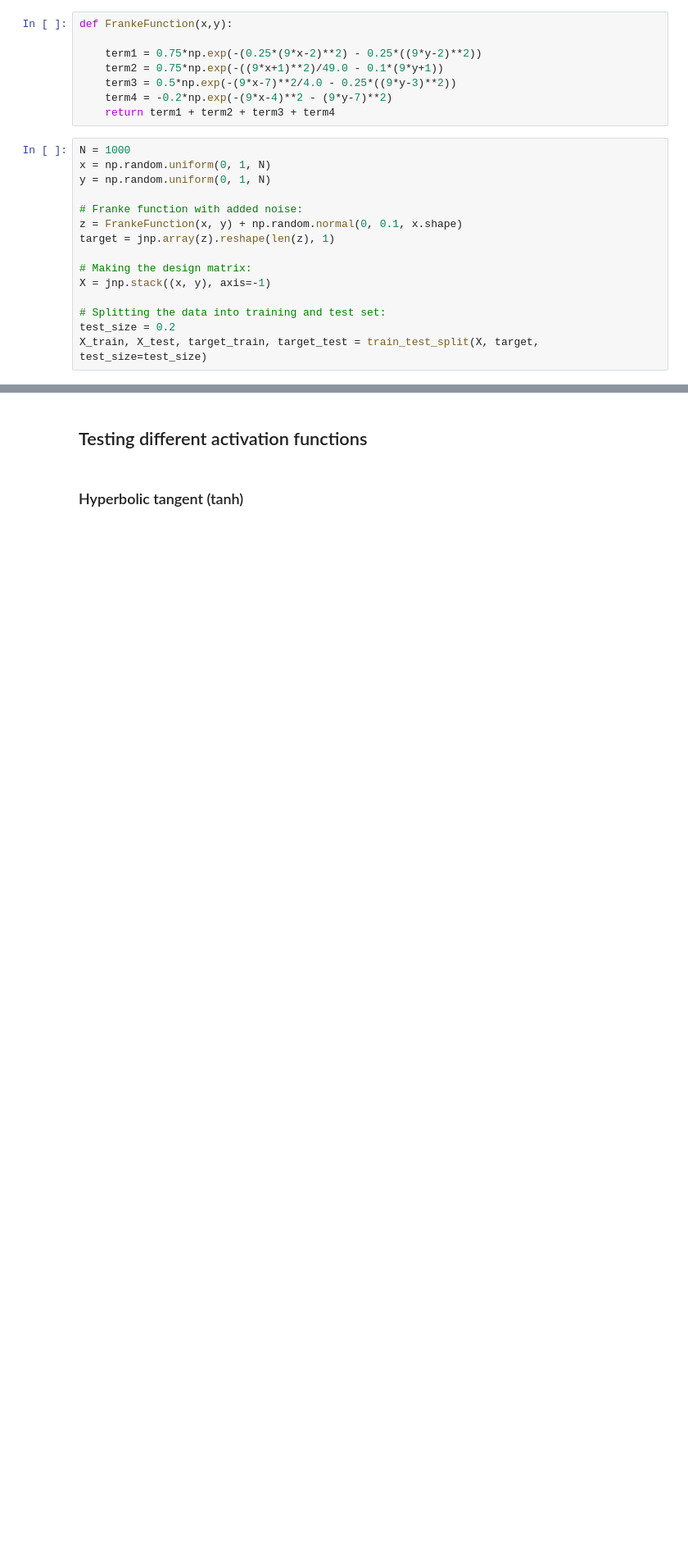
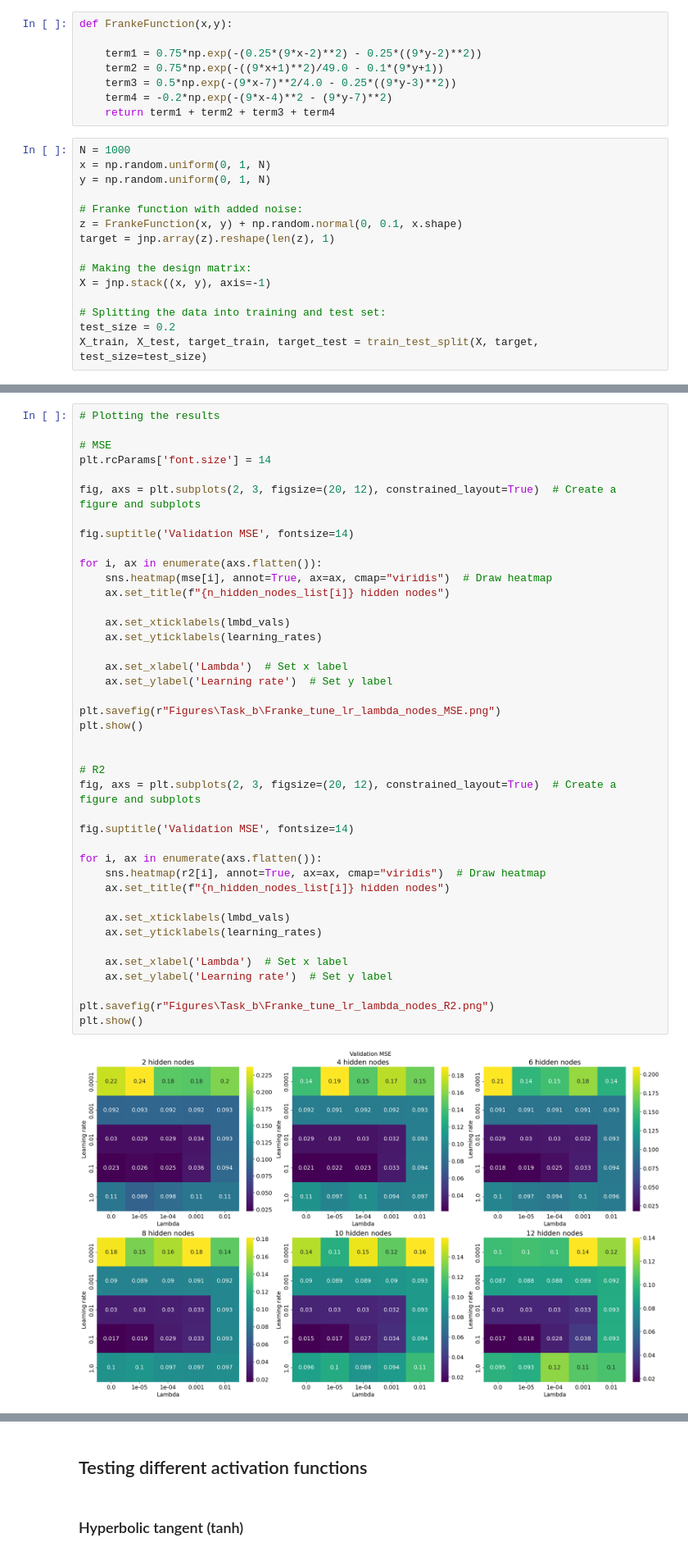
Before and after one commit to Johannesfjeldsaa/FYS-STK4155_Projects, a Jupyter notebook: Project 2/Solve project tasks/Task b) and c) NN on regression problem.ipynb, the cells around one changed output, grey strips where cells are left out. Shown at 82% size. Drawn from its saved outputs; the diff is of its cells as text; blank space fills up the shorter version.

```diff
--- a/Project 2/Solve project tasks/Task b) and c) NN on regression problem.ipynb
+++ b/Project 2/Solve project tasks/Task b) and c) NN on regression problem.ipynb
@@ -295,0 +355,43 @@ for n_hidden_nodes in n_hidden_nodes_list:
+# %%
+# Plotting the results
+
+# MSE
+plt.rcParams['font.size'] = 14
+
+fig, axs = plt.subplots(2, 3, figsize=(20, 12), constrained_layout=True)  # Create a figure and subplots
+
+fig.suptitle('Validation MSE', fontsize=14)
+
+for i, ax in enumerate(axs.flatten()):
+    sns.heatmap(mse[i], annot=True, ax=ax, cmap="viridis")  # Draw heatmap
+    ax.set_title(f"{n_hidden_nodes_list[i]} hidden nodes")
+
+    ax.set_xticklabels(lmbd_vals)
+    ax.set_yticklabels(learning_rates)
+
+    ax.set_xlabel('Lambda')  # Set x label
+    ax.set_ylabel('Learning rate')  # Set y label
+
+plt.savefig(r"Figures\Task_b\Franke_tune_lr_lambda_nodes_MSE.png")
+plt.show()
+
+
+# R2
+fig, axs = plt.subplots(2, 3, figsize=(20, 12), constrained_layout=True)  # Create a figure and subplots
+
+fig.suptitle('Validation MSE', fontsize=14)
+
+for i, ax in enumerate(axs.flatten()):
+    sns.heatmap(r2[i], annot=True, ax=ax, cmap="viridis")  # Draw heatmap
+    ax.set_title(f"{n_hidden_nodes_list[i]} hidden nodes")
+
+    ax.set_xticklabels(lmbd_vals)
+    ax.set_yticklabels(learning_rates)
+
+    ax.set_xlabel('Lambda')  # Set x label
+    ax.set_ylabel('Learning rate')  # Set y label
+
+plt.savefig(r"Figures\Task_b\Franke_tune_lr_lambda_nodes_R2.png")
+plt.show()
+# %% [output]
+[figure, added]
```
Also changed, not shown: parts of 11 cells of this notebook, 4 other files.
